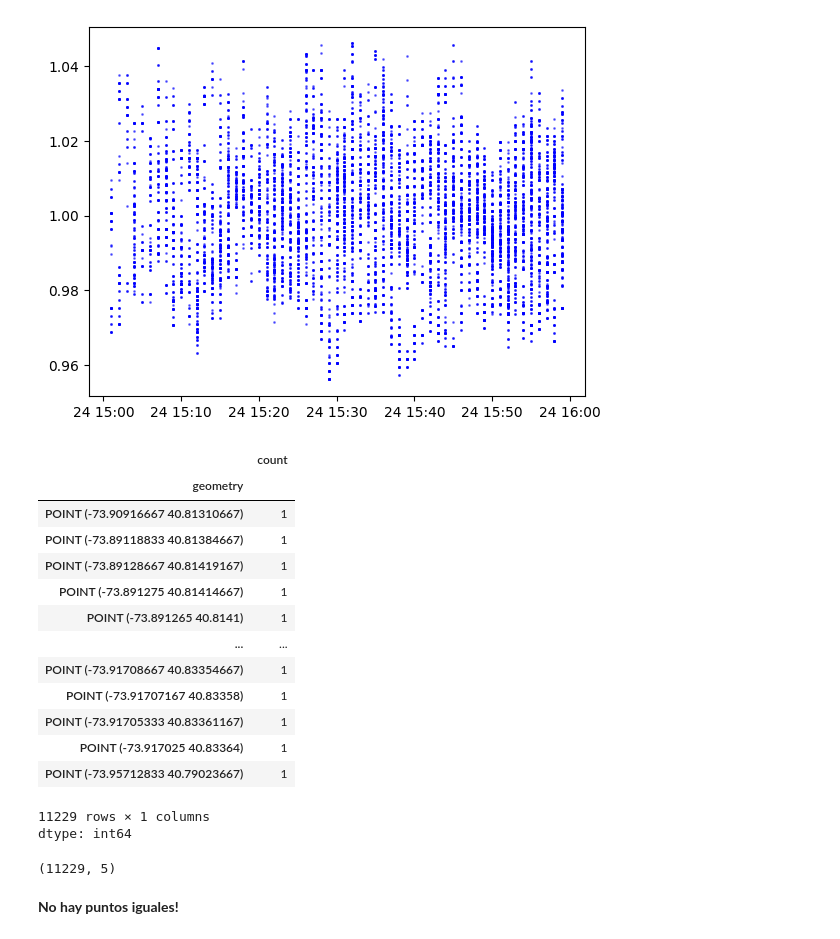
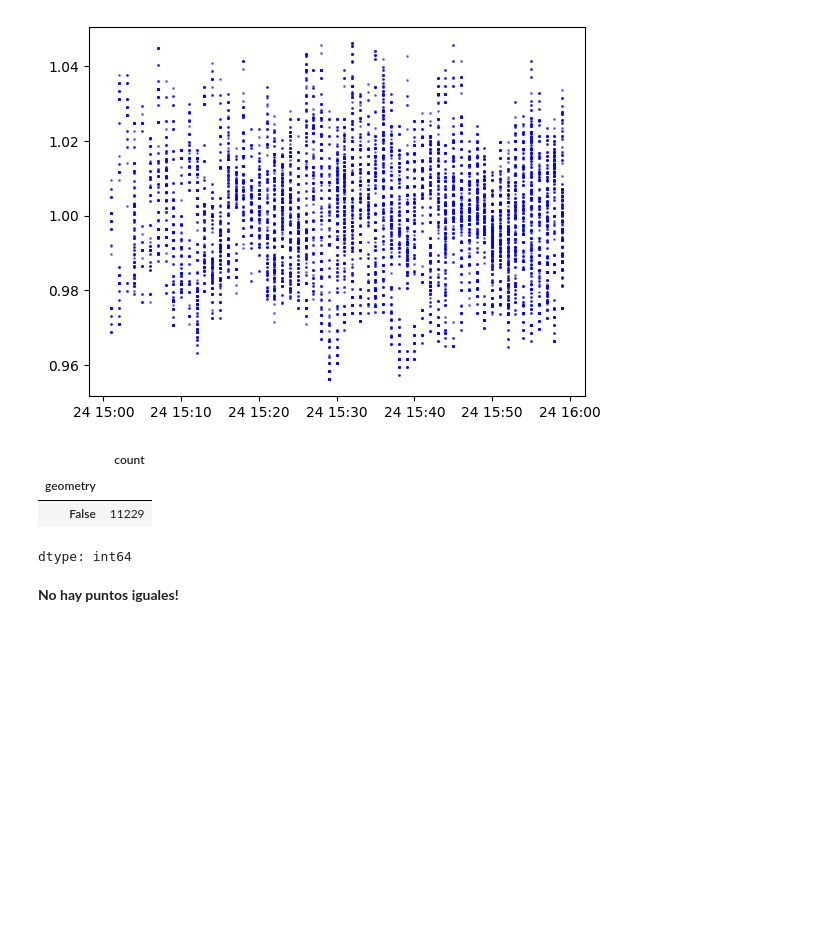
Before and after one commit to maniconaji/EY_SmarCities, a Jupyter notebook: notebooks/preprocessing_2.ipynb, the cells around one changed output. Saved outputs shown, nothing was run; the diff lists cells and outputs as text; code cells hidden in the pictures; blank space fills up the shorter version.

```diff
--- a/notebooks/preprocessing_2.ipynb
+++ b/notebooks/preprocessing_2.ipynb
@@ -57,15 +57,15 @@ def open_weather_dataxlsx(path_file_weather, sheet_name, latitude, longitude, al
 # %%
 # training data
-path_S2_training    = "data/S2_sample.tiff"
-path_LST_training   = 'data/Landsat_LST.tiff'
-path_kml_training   = 'data/raw/Building_Footprint.kml'
-path_xlsx_training  = 'data/raw/NY_Mesonet_Weather.xlsx'
-path_Bronx          = 'data/raw/NY_Mesonet_Weather_Bronx.csv'
-path_xlsx_training  = 'data/raw/NY_Mesonet_Weather.xlsx'
-path_csv_training   = 'data/raw/Training_data_uhi_index_2025-02-18.csv'
+path_S2_training    = "https://raw.githubusercontent.com/maniconaji/EY_SmarCities/refs/heads/main/data/processed/S2_sample.tiff"
+path_LST_training   = 'https://raw.githubusercontent.com/maniconaji/EY_SmarCities/refs/heads/main/data/processed/Landsat_LST.tiff'
+path_kml_training   = 'https://raw.githubusercontent.com/maniconaji/EY_SmarCities/refs/heads/main/data/raw/Building_Footprint.kml'
+path_xlsx_training  = 'https://raw.githubusercontent.com/maniconaji/EY_SmarCities/refs/heads/main/data/raw/NY_Mesonet_Weather.xlsx'
+path_Bronx          = 'https://raw.githubusercontent.com/maniconaji/EY_SmarCities/refs/heads/main/data/raw/NY_Mesonet_Weather_Bronx.csv'
+path_xlsx_training  = 'https://raw.githubusercontent.com/maniconaji/EY_SmarCities/refs/heads/main/data/raw/NY_Mesonet_Weather.xlsx'
+path_csv_training   = 'https://raw.githubusercontent.com/maniconaji/EY_SmarCities/refs/heads/main/data/raw/Training_data_uhi_index_2025-02-18.csv'
 
 # validation data
-path_csv_validation = 'data/Submission_template_UHI2025-v2.csv'
+path_csv_validation = 'https://raw.githubusercontent.com/maniconaji/EY_SmarCities/refs/heads/main/data/validation/Submission_template_UHI2025-v2.csv'
 
 # read the training data
 raster_S2           = rxr.open_rasterio(path_S2_training, masked=True)
@@ -110,27 +110,12 @@ _ = plt.plot(df_training["datetime"], df_training["UHI Index"], "ob", ms = 1, al
 [figure]
 # %%
 df_training["geometry"] = [Point(x, y) for x, y in zip(df_training["Longitude"], df_training["Latitude"])]
-df_training["geometry"].value_counts()
+df_training["geometry"].duplicated().value_counts()
 # %% [output]
 |  | count |
 | geometry |  |
-| POINT (-73.90916667 40.81310667) | 1 |
-| POINT (-73.89118833 40.81384667) | 1 |
-| POINT (-73.89128667 40.81419167) | 1 |
-| POINT (-73.891275 40.81414667) | 1 |
-| POINT (-73.891265 40.8141) | 1 |
-| ... | ... |
-| POINT (-73.91708667 40.83354667) | 1 |
-| POINT (-73.91707167 40.83358) | 1 |
-| POINT (-73.91705333 40.83361167) | 1 |
-| POINT (-73.917025 40.83364) | 1 |
-| POINT (-73.95712833 40.79023667) | 1 |
+| False | 11229 |
-11229 rows × 1 columns
 dtype: int64
-# %%
-print(df_training.shape)
-# %% [output]
-(11229, 5)
 # %% [markdown]
 **No hay puntos iguales!**
 # %% [markdown]
```
Also changed, not shown: parts of 34 cells of this notebook.
